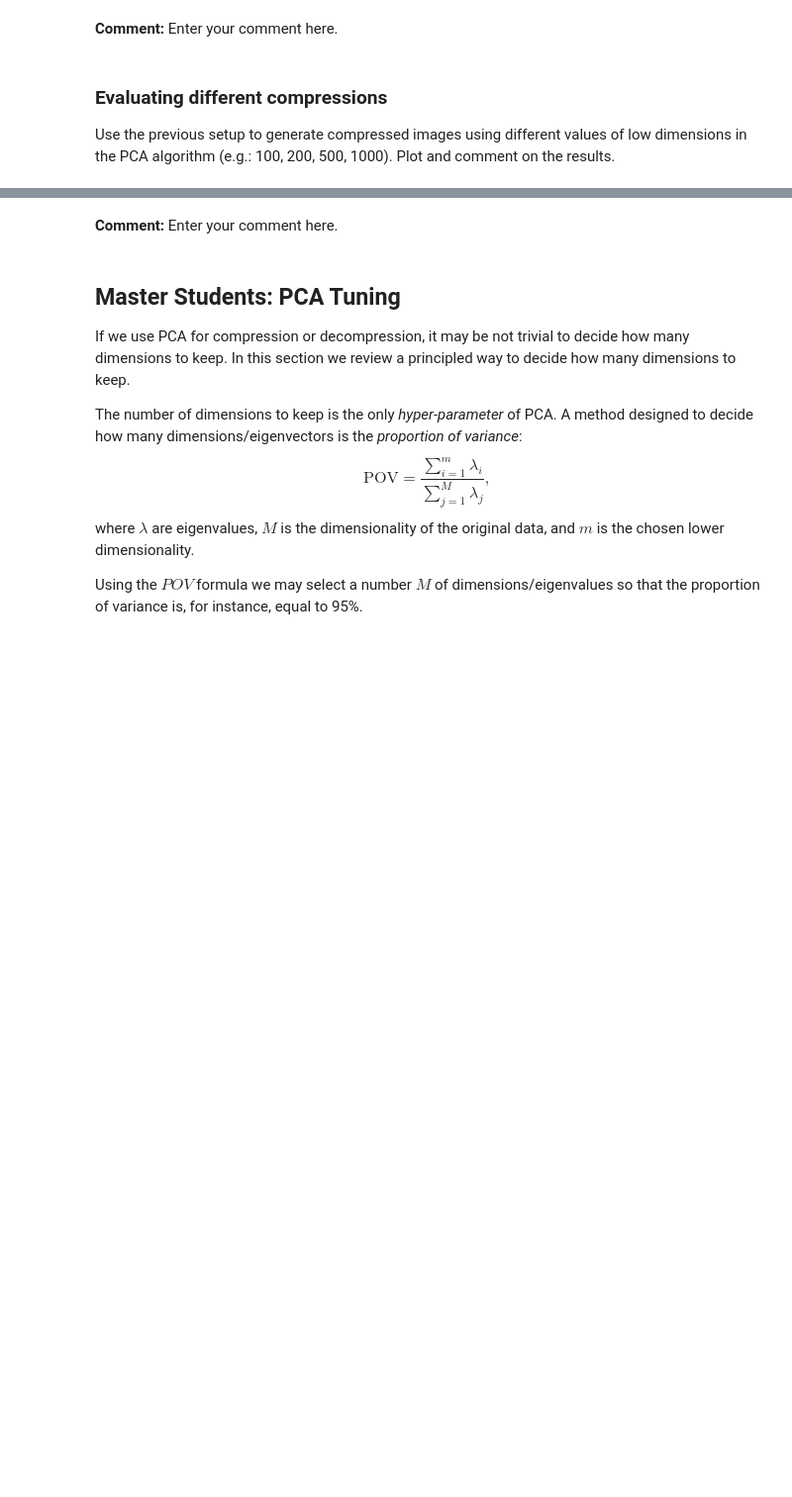
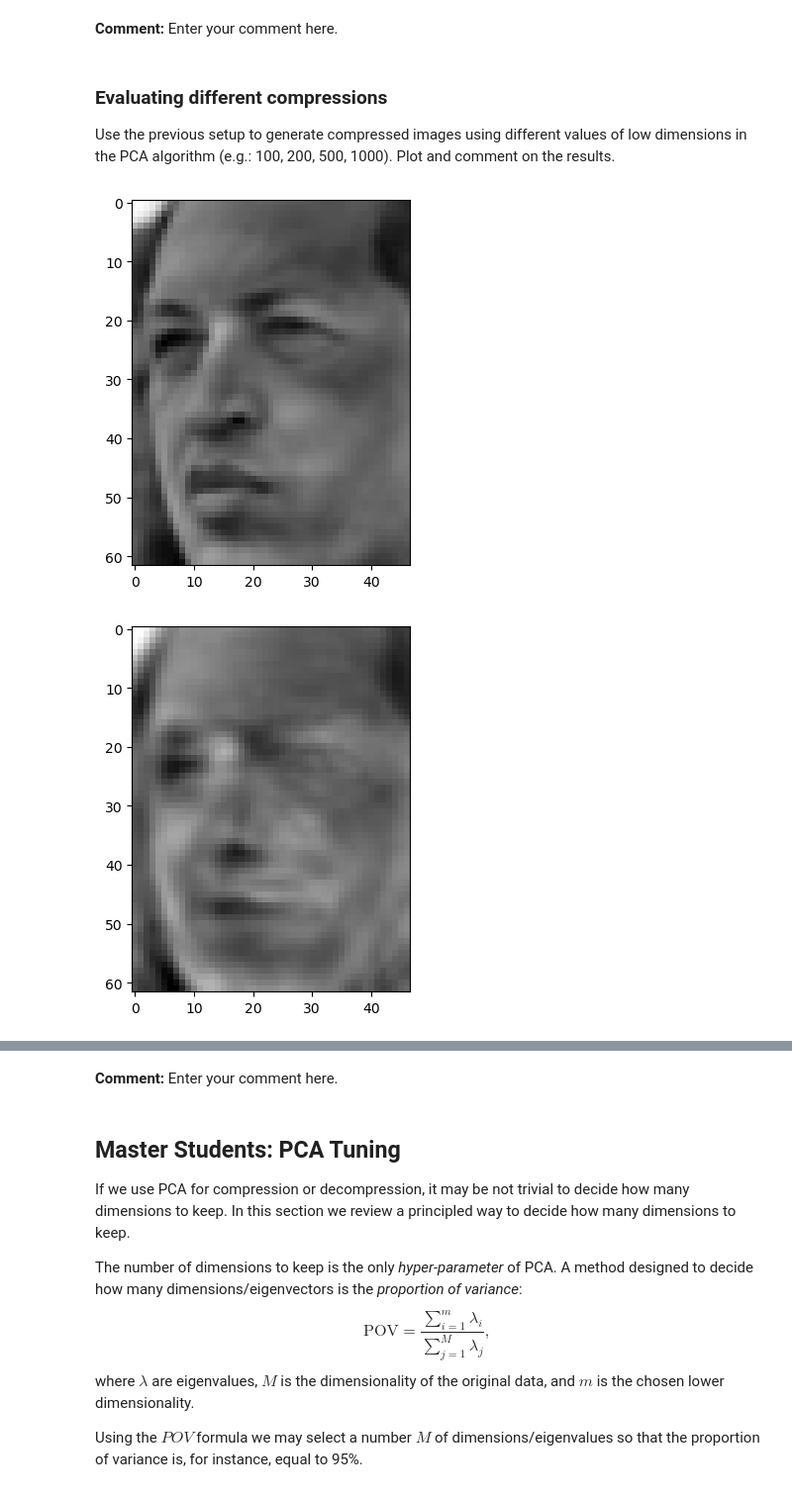
Before and after one commit to bendiksh96/in4050, a Jupyter notebook: IN3050_assignment_3.ipynb, the cells around one changed output, grey strips where cells are left out. Shown at 99% size. Cells and saved outputs as stored; diff of their text form; code cells hidden in the pictures; blank space fills up the shorter version.

```diff
--- a/IN3050_assignment_3.ipynb
+++ b/IN3050_assignment_3.ipynb
@@ -384,7 +384,18 @@ def encode_decode_pca(A,m):
     # OUTPUT:
     # Ahat [NxM] numpy PCA reconstructed data matrix (N samples, M features)
 
-    _,Ahat = pca(A,m)
+    cent_ = center_data(A)
+
+    C = compute_covariance_matrix(cent_)
+
+    eig_val, eig_vec = compute_eigenvalue_eigenvectors(C)
+
+    sort_eig_val, sort_eig_vec = sort_eigenvalue_eigenvectors(eig_val, eig_vec)
+
+    projection_space = eig_vec[:,:m]
+    proj_ = np.dot(cent_, projection_space)
+
+    Ahat = np.dot(proj_, projection_space.T) + np.mean(A, axis = 0)
 
     return Ahat
 # %% [markdown]
@@ -409,8 +421,12 @@ Use the previous setup to generate compressed images using different values of l
 # %%
 plt.imshow(X[0,:].reshape((h, w)), cmap=plt.cm.gray)
 
 plt.figure()
-Xhat = encode_decode_pca(X,None)
-plt.imshow(Xhat[0,:].reshape((h, w)), cmap=plt.cm.gray)
-
-None
+m_ = [100, 200, 400, 600, 1000]
+for i in range(len(m_)):
+    Xhat = encode_decode_pca(X,m_[i])
+    plt.imshow(Xhat[0,:].reshape((h, w)), cmap=plt.cm.gray)
+    plt.show()
+# %% [output]
+[figure, added]
+[figure, added]
```
Also changed, not shown: parts of 18 cells of this notebook.
